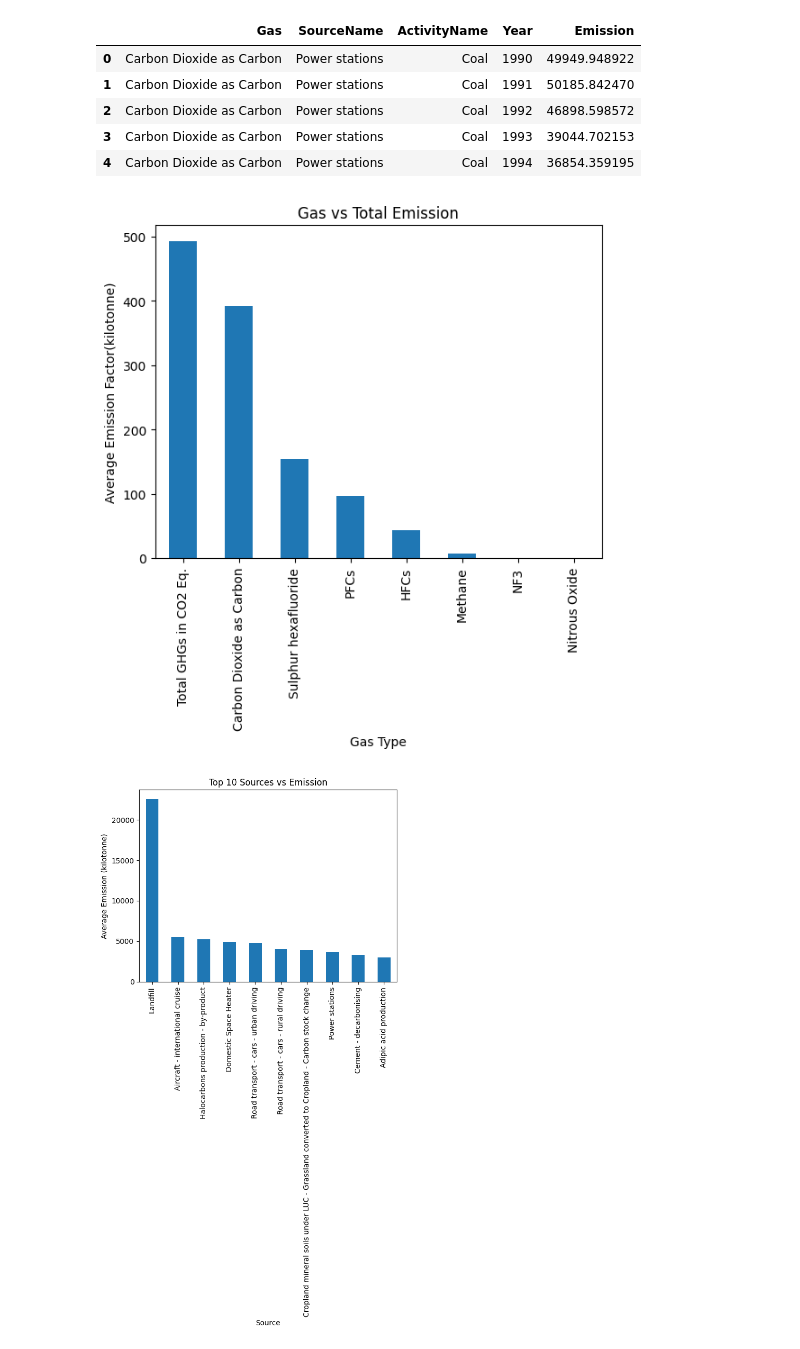
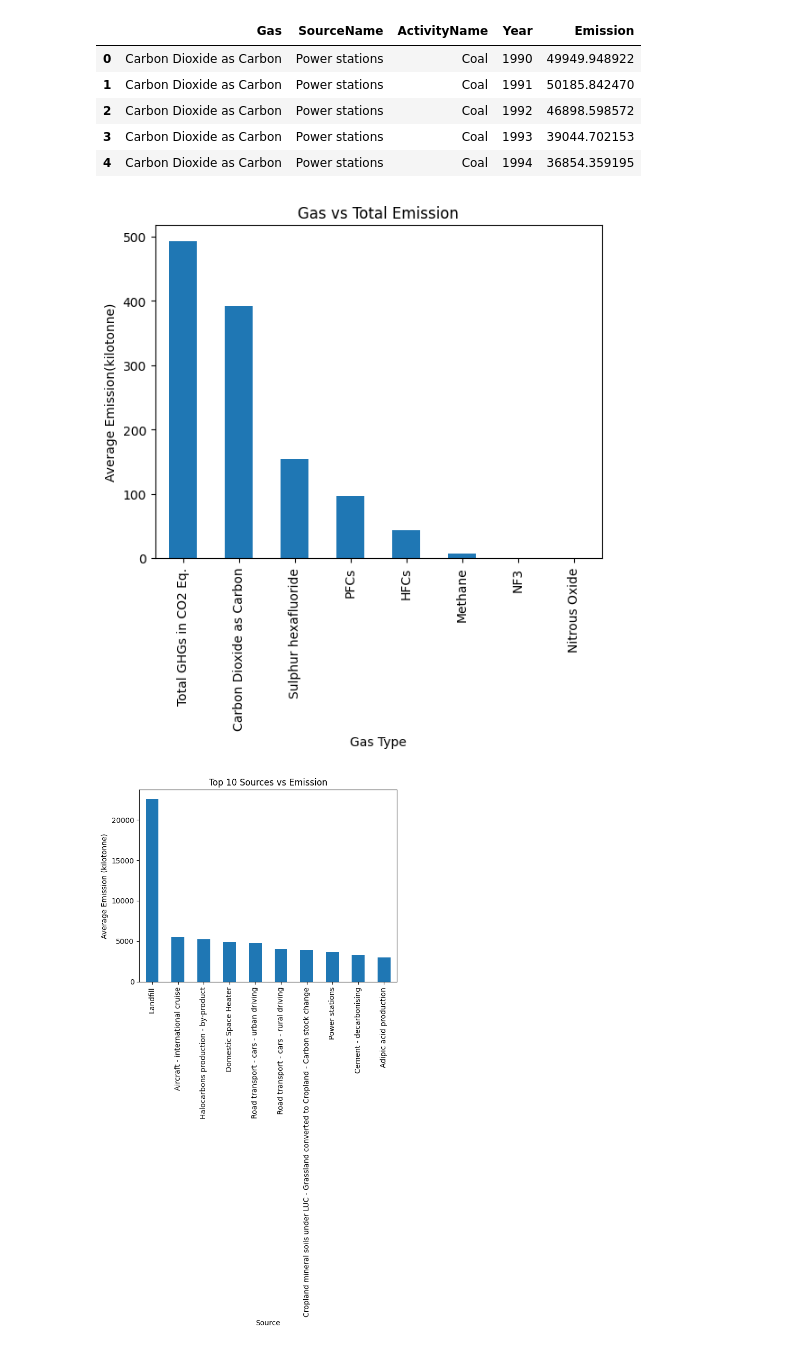
Before and after one commit to Valluru-Abhinaya/Data-Science-Final-Project, a Jupyter notebook: Final Project Code(DS).ipynb, the cells around one changed output. Drawn from its saved outputs; the diff is of its cells as text; code cells hidden in the pictures.

```diff
--- a/Final Project Code(DS).ipynb
+++ b/Final Project Code(DS).ipynb
@@ -137,15 +137,16 @@ df.head()
 # %%
 # ---- Gas vs Emission ----
 import matplotlib.pyplot as plt
 gas_emission = df.groupby('Gas')['Emission'].mean().sort_values(ascending=False)
 plt.figure()
 gas_emission.plot(kind='bar')
 plt.xlabel("Gas Type")
-plt.ylabel("Average Emission Factor(kilotonne)")
+plt.ylabel("Average Emission(kilotonne)")
 plt.title("Gas vs Total Emission")
+plt.savefig("Gas vs T emission.png")
 plt.show()
 # %% [output]
-[figure, old version]
+[figure, new version]
 # %%
 # ---- Source vs Emission ----
 source_emission = df.groupby('SourceName')['Emission'].mean().sort_values(ascending=False).head(10)
```
Also changed, not shown: parts of 14 cells of this notebook.
